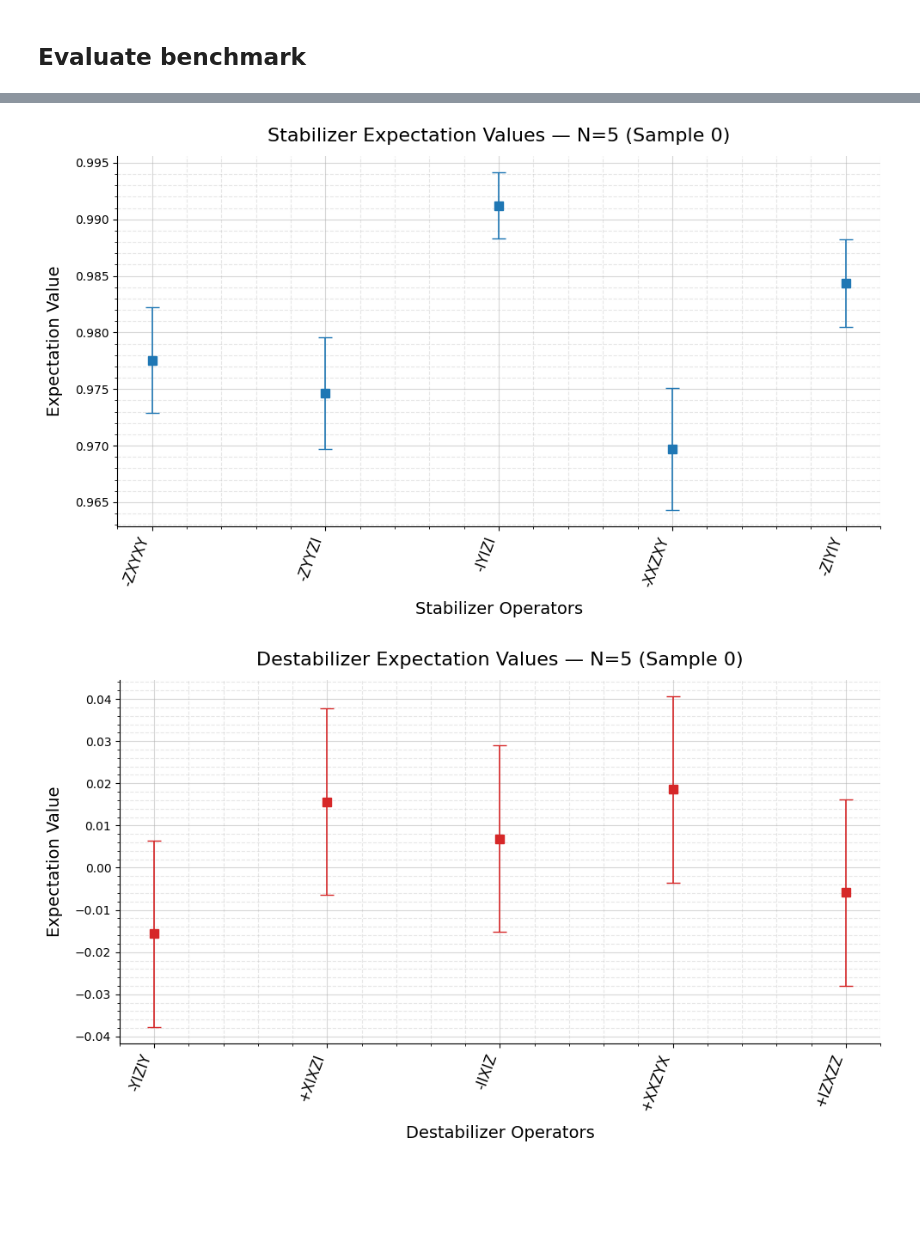
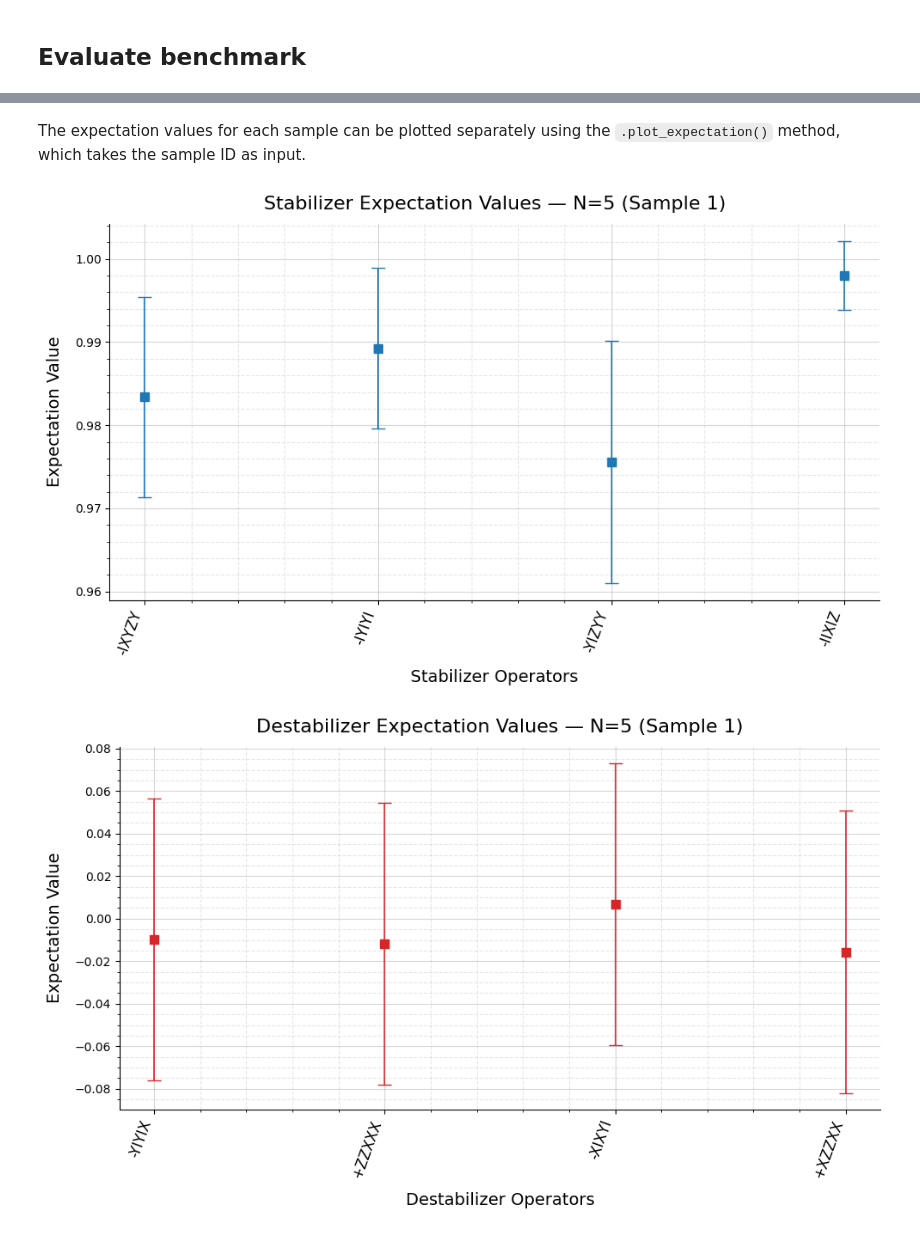
Before and after one commit to faulhornlabs/qutility-frontier, a Jupyter notebook: notebooks/CliffordVolumeBenchmark_tutorial.ipynb, the cells around one changed output, grey strips where cells are left out. Drawn from its saved outputs; the diff is of its cells as text; code cells hidden in the pictures; blank space fills up the shorter version.

Commit message:
Update Clifford Volume Benchmark tutorial

```diff
--- a/notebooks/CliffordVolumeBenchmark_tutorial.ipynb
+++ b/notebooks/CliffordVolumeBenchmark_tutorial.ipynb
@@ -67,0 +185,2 @@ len(counts_data)
+# %%
+benchmark = CliffordVolumeBenchmark.load_json(r'tutorial_data\clifford_nq5_s10_20260128T151031_bdcef790.json')
@@ -68,9 +189,8 @@ len(counts_data)
 # %%
 benchmark.add_experimental_results(
-    counts_data,
+    data,
     experiment_id="qiskit_aer_clifford_demo",
     platform="qiskit-aer",
     experiment_metadata={"backend": "AerSimulator"},
 )
-benchmark.experimental_results.keys()
 # %% [output]
@@ -133,16 +244,0 @@ noisy_pass_manager = generate_preset_pass_manager(
-# %%
-n_qubits = 5
-sample_size = 10
-shots = 2048
-
-benchmark = CliffordVolumeBenchmark(
-    number_of_qubits=n_qubits,
-    sample_size=sample_size,
-    format="qasm2",
-    target_sdk="qiskit",
-    shots=shots,
-    auto_save=True,
-    workdir="test",
-)
-benchmark.create_benchmark()
-benchmark
@@ -176,11 +244,0 @@ len(counts_data)
-# %%
-benchmark.add_experimental_results(
-    counts_data,
-    experiment_id="qiskit_aer_clifford_demo",
-    platform="qiskit-aer",
-    experiment_metadata={
-        "backend": "AerSimulator",
-        "noise_model": "two_qubit_depolarization",
-    },
-)
-benchmark.experimental_results.keys()
@@ -209,5 +362,7 @@ Benchmark passed: True
+# %% [markdown]
+The expectation values for each sample can be plotted separately using the `.plot_expectation()` method, which takes the sample ID as input.
 # %%
-benchmark.plot_expected_values(0)
+benchmark.plot_expected_values(1)
 # %% [output]
-[figure, old version]
+[figure, new version]
-[figure, old version]
+[figure, new version]
```
Also changed, not shown: parts of 54 cells of this notebook, 4 other files.
